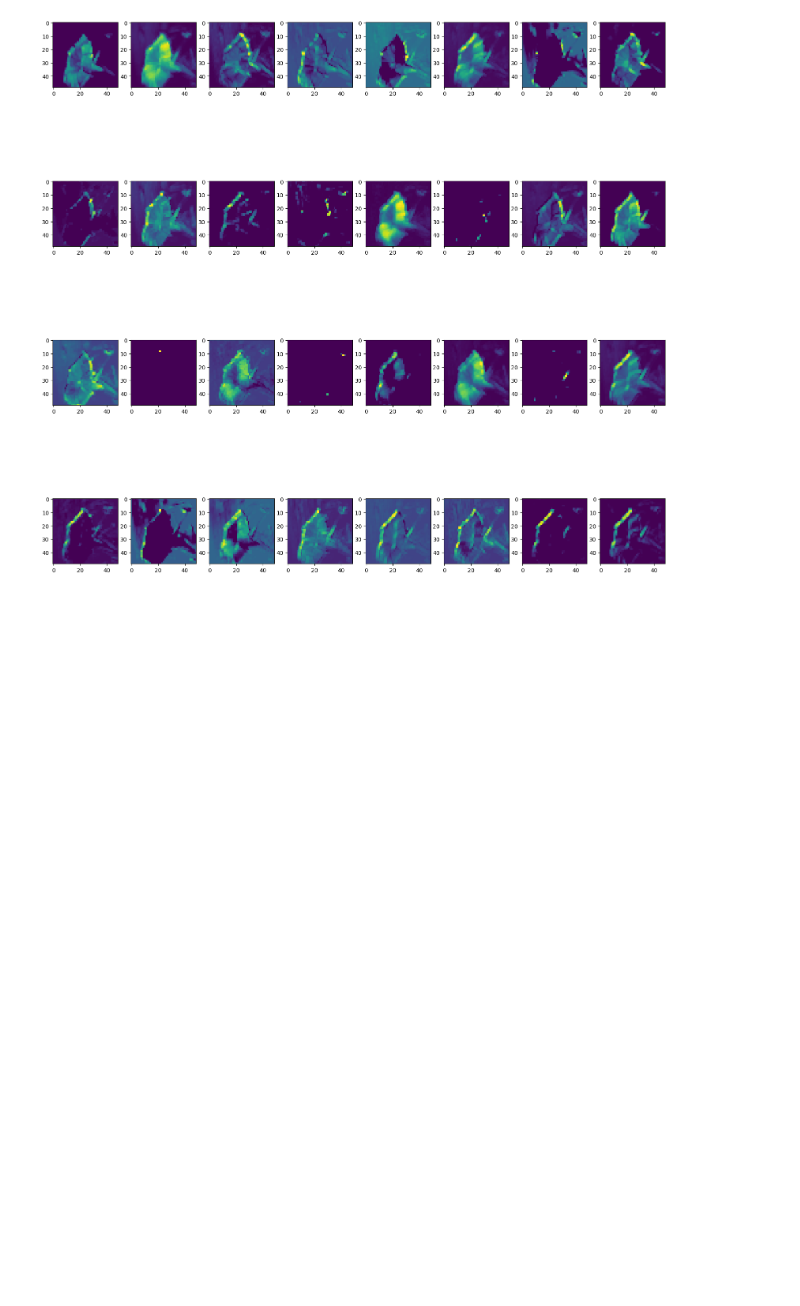
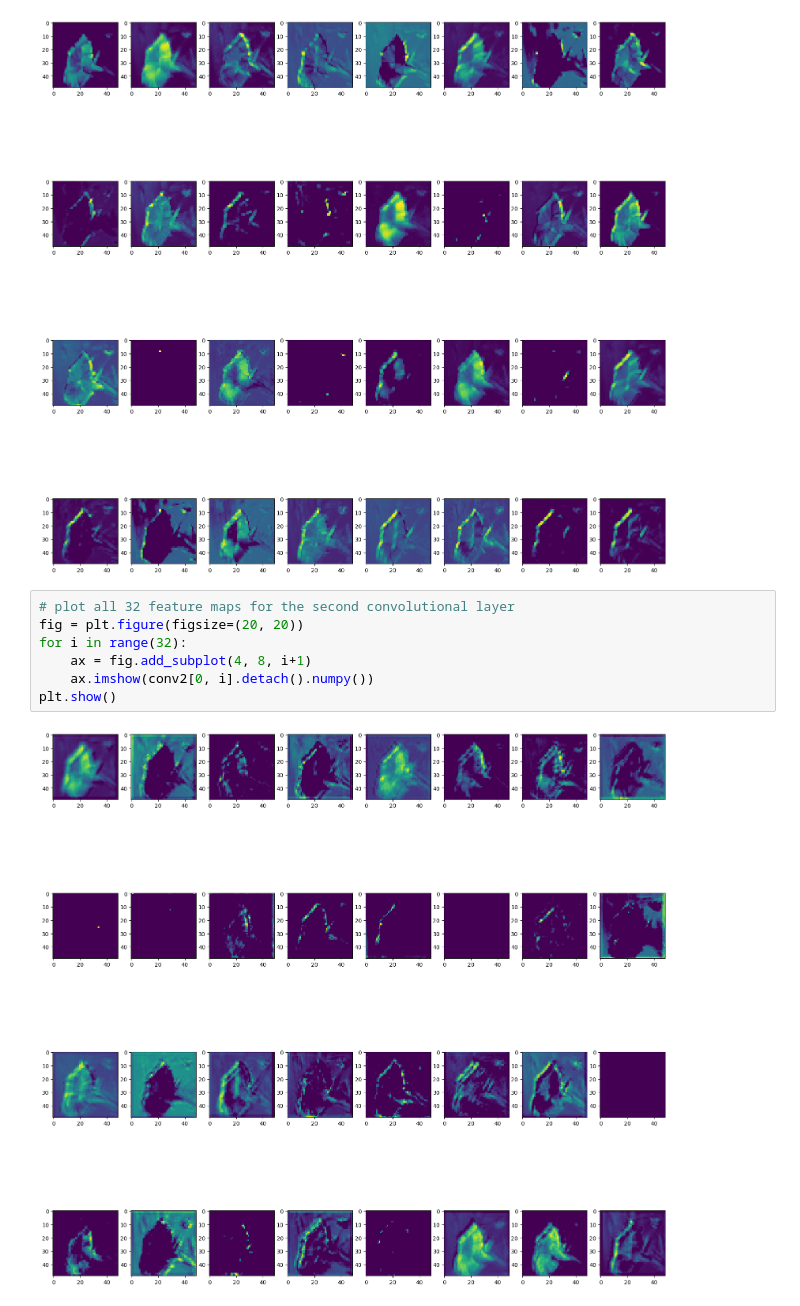
Before and after one commit to A-Alviento/ntu-sc4001-cnn-flower-classification-enhancement, a Jupyter notebook: notebooks/test_data.ipynb, the cells around one changed output. Saved outputs shown, nothing was run; the diff lists cells and outputs as text; blank space fills up the shorter version.

```diff
--- a/notebooks/test_data.ipynb
+++ b/notebooks/test_data.ipynb
@@ -99,3 +108,12 @@ for i in range(32):
 plt.show()
 # %% [output]
 [figure]
+# %%
+# plot all 32 feature maps for the second convolutional layer
+fig = plt.figure(figsize=(20, 20))
+for i in range(32):
+    ax = fig.add_subplot(4, 8, i+1)
+    ax.imshow(conv2[0, i].detach().numpy())
+plt.show()
+# %% [output]
+[figure, added]
```
Also changed, not shown: parts of 4 cells of this notebook.
